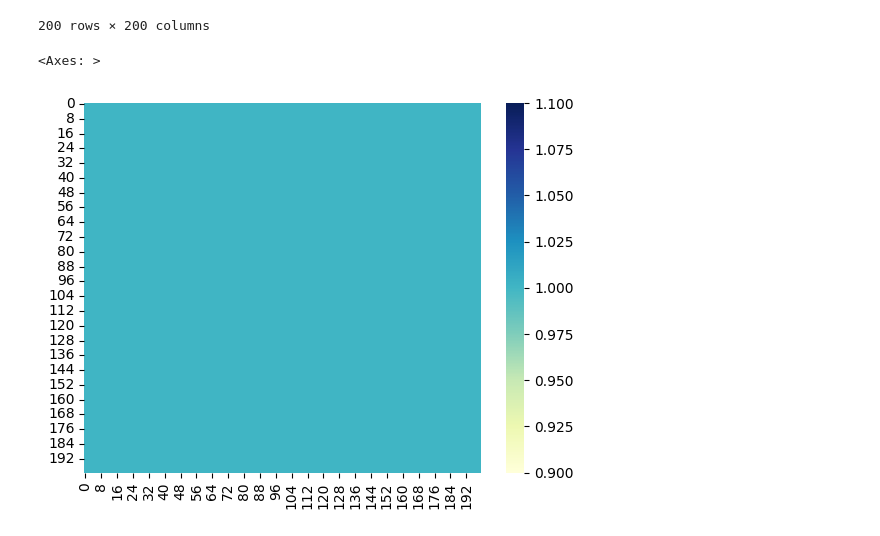
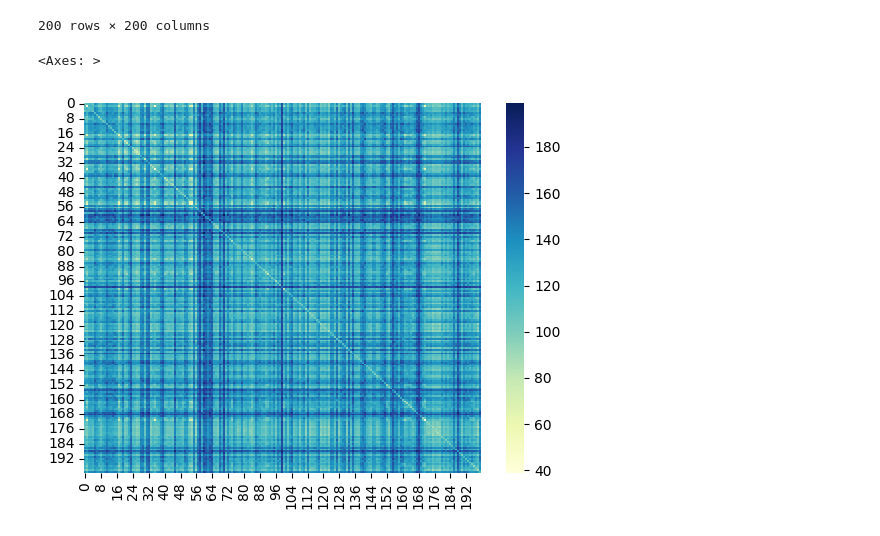
Before and after one commit to kkkarnav/deanonymization, a Jupyter notebook: main.ipynb, the cells around one changed output. Cells and saved outputs as stored; diff of their text form; code cells hidden in the pictures.

```diff
--- a/main.ipynb
+++ b/main.ipynb
@@ -361,7 +405,7 @@ supports.iloc[:200, :200]
 | 199 | 140 | 124 | 139 | 141 | 142 | 147 | 137 | 136 | 142 | 135 | ... | ... |
 200 rows × 200 columns
 # %%
-sns.heatmap(supports.iloc[:200, :200].astype(float) >= 12, annot=False, cmap="YlGnBu", linewidths=0) # count=100
+sns.heatmap(supports.iloc[:200, :200].astype(float), annot=False, cmap="YlGnBu", linewidths=0) # count=100
 # %% [output]
 <Axes: >
-[figure, old version]
+[figure, new version]
```
Also changed, not shown: parts of 3 cells of this notebook, 9 other files.
